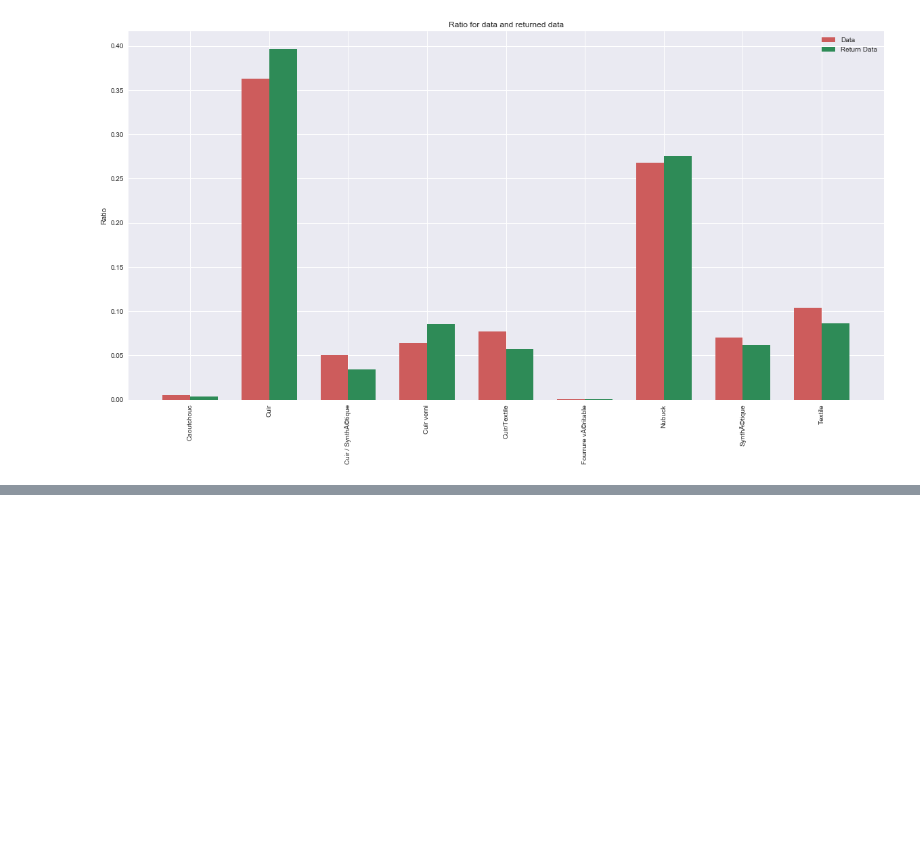
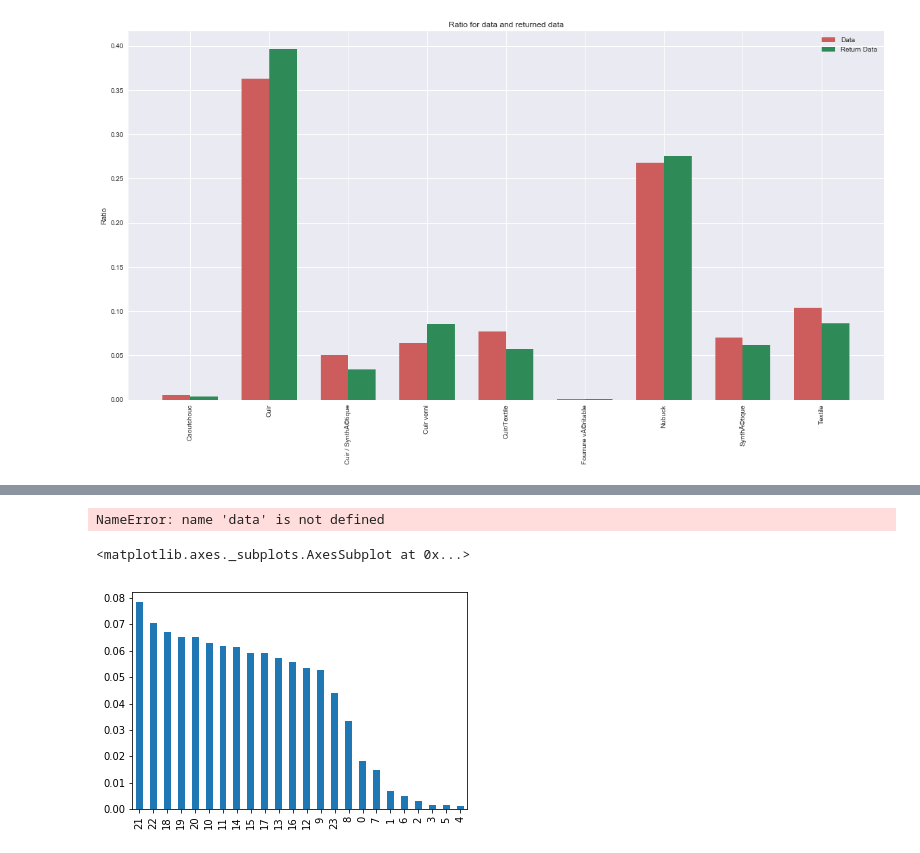
Before and after one commit to pepi4e/SD210-ML-challenge, a Jupyter notebook: statistiques.ipynb, the cells around one changed output, grey strips where cells are left out. Drawn from its saved outputs; the diff is of its cells as text; code cells hidden in the pictures; blank space fills up the shorter version.

```diff
--- a/statistiques.ipynb
+++ b/statistiques.ipynb
@@ -40,8 +42,12 @@ from sklearn.metrics import classification_report, confusion_matrix, roc_auc_sco
 
 import time
 # %%
-customers = pd.read_csv("customers.csv")
+customers = pd.read_csv("customers4.csv")
 products = pd.read_csv("products.csv")
 X_train = pd.read_csv("X_train.csv")
 X_test   = pd.read_csv("X_test.csv")
 y_train = pd.read_csv("y_train.csv")
+# %%
+customers['BirthDate'] = customers['BirthDate'].apply(lambda x : datetime.strptime(x, '%d/%m/%Y %H:%M') )
+ds = customers['BirthDate'].apply(lambda x : x.hour)
+print(ds)
@@ -573,0 +606,18 @@ histogramme('UpperMaterialLabel')
+# %%
+# add new columns for the month
+data['OrderCreationDate'] = data['OrderCreationDate'].apply(lambda x : datetime.strptime(x, '%Y-%m-%d %H:%M:%S') )
+ds = data['OrderCreationDate'].apply(lambda x : x.hour)
+returndata['OrderCreationDate'] = returndata['OrderCreationDate'].apply(lambda x : datetime.strptime(x, '%Y-%m-%d %H:%M:%S') )
+dsreturn = returndata['OrderCreationDate'].apply(lambda x : x.hour)
+# %% [output]
+NameError: name 'data' is not defined
+# %%
+dsdate = pd.Series(1,index = range(data.shape[0]))
+for j in range (len(data)):
+    dsdate.iloc[j]=int(data['OrderCreationDate'][j][11:13])
+# %%
+ratio = (dsdate.value_counts())/data.shape[0]
+ratio.plot(kind='bar')
+# %% [output]
+<matplotlib.axes._subplots.AxesSubplot at 0x...>
+[figure, added]
```
Also changed, not shown: parts of 12 cells of this notebook.
